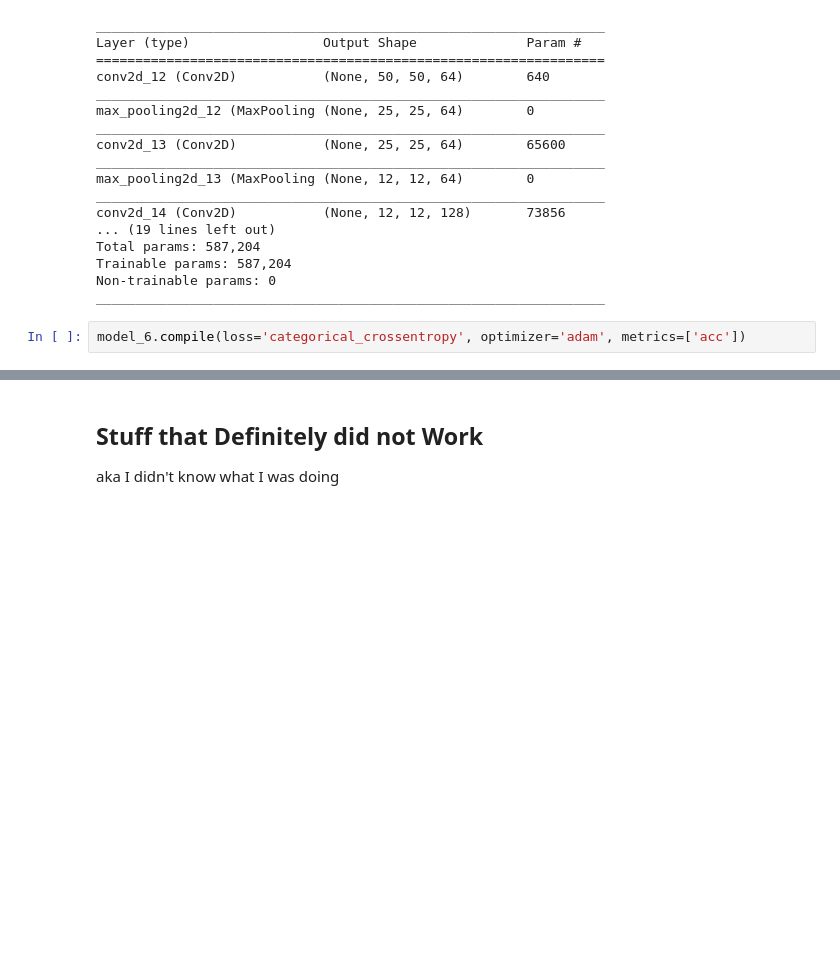
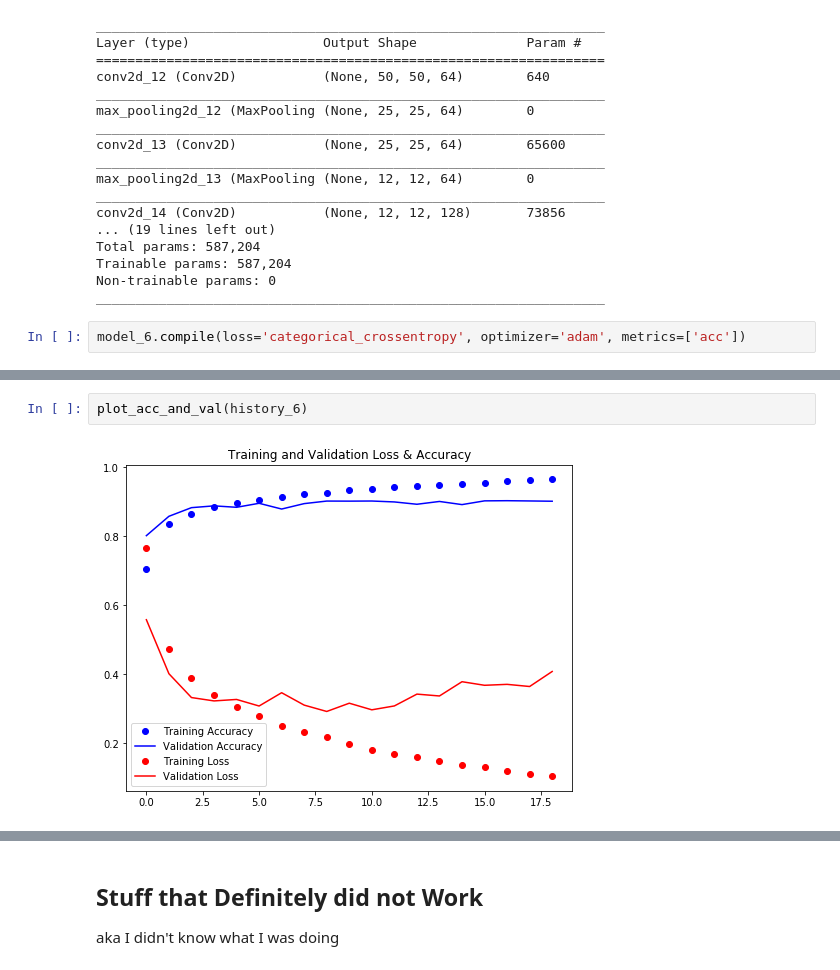
Before and after one commit to MagicMilly/conv-net-computer-vision, a Jupyter notebook: student.ipynb, the cells around one changed output, grey strips where cells are left out. Cells and saved outputs as stored; diff of their text form; blank space fills up the shorter version.

```diff
--- a/student.ipynb
+++ b/student.ipynb
@@ -855,0 +854,4 @@ Epoch 2/30
+# %%
+plot_acc_and_val(history_6)
+# %% [output]
+[figure, added]
```
Also changed, not shown: parts of 43 cells of this notebook.
